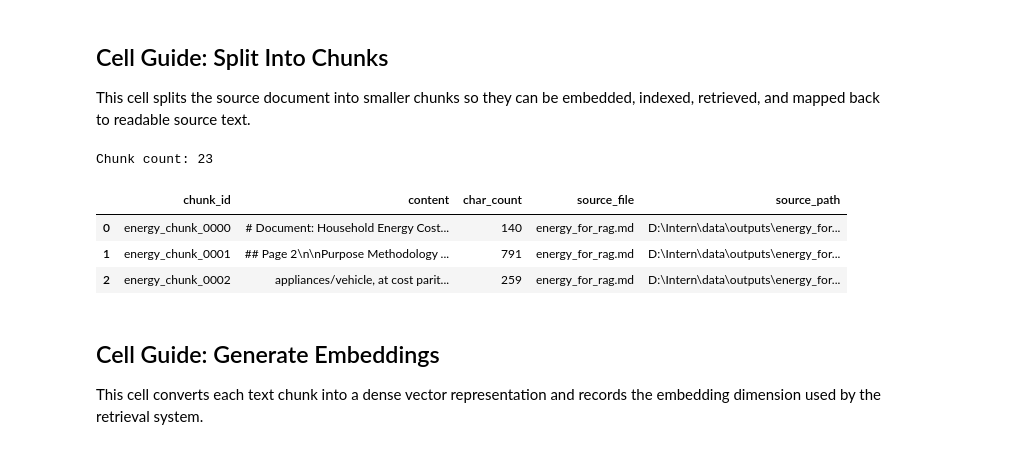
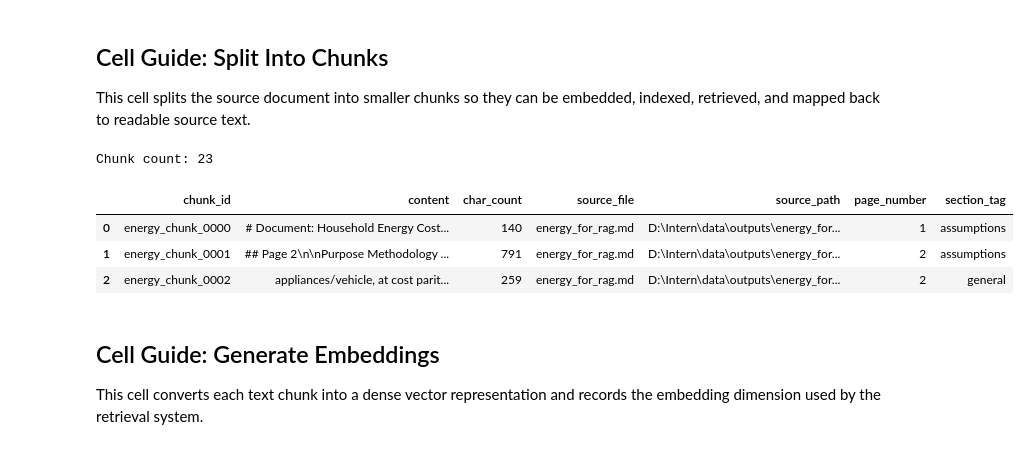
Before and after one commit to xuandongdev/INTERN, a Jupyter notebook: src/step5.ipynb, the cells around one changed output. Cells and saved outputs as stored; diff of their text form; code cells hidden in the pictures.

```diff
--- a/src/step5.ipynb
+++ b/src/step5.ipynb
@@ -26,14 +27,15 @@ This cell imports the required libraries, loads environment variables from `.env
 # %%
 import json
 import os
-from datetime import datetime
+import re
+from datetime import UTC, datetime
 from pathlib import Path
 from time import sleep
 
 import numpy as np
 import pandas as pd
 from dotenv import find_dotenv, load_dotenv
-from google.api_core.exceptions import GoogleAPICallError, NotFound, ServiceUnavailable
+from google.api_core.exceptions import AlreadyExists, GoogleAPICallError, NotFound, ServiceUnavailable
 from google.auth.exceptions import DefaultCredentialsError
 from google.cloud import aiplatform, storage
 from google.cloud.aiplatform.matching_engine import matching_engine_index_config as me_config
@@ -83,7 +85,7 @@ def mark_step(step: str, status: str, detail: str) -> None:
     RUN_STATE[step] = {
         "status": status,
         "detail": detail,
-        "timestamp": datetime.utcnow().isoformat(timespec="seconds") + "Z",
+        "timestamp": datetime.now(UTC).isoformat(timespec="seconds").replace("+00:00", "Z"),
     }
 
 
@@ -173,37 +175,59 @@ This cell splits the source document into smaller chunks so they can be embedded
 # %%
 splitter = RecursiveCharacterTextSplitter(
     chunk_size=800,
     chunk_overlap=120,
     separators=["\n## ", "\n### ", "\n", ". ", " ", ""],
 )
 
 documents = splitter.create_documents(
     [raw_markdown],
     metadatas=[{"source_file": DATA_FILE.name, "source_path": str(DATA_FILE)}],
 )
 
+
+def infer_page_number(text):
+    match = re.search(r"## Page\s+(\d+)", text)
+    return int(match.group(1)) if match else None
+
+
+def infer_section_tag(text):
+    lowered = text.lower()
+    if "assumption" in lowered:
+        return "assumptions"
+    if "methodology" in lowered:
+        return "methodology"
+    if "acquisition cost" in lowered:
+        return "acquisition_costs"
+    if "purpose" in lowered:
+        return "purpose"
+    return "general"
+
+
 chunk_rows = []
 for index, document in enumerate(documents):
     chunk_rows.append(
         {
             "chunk_id": f"energy_chunk_{index:04d}",
             "content": document.page_content,
             "char_count": len(document.page_content),
             "source_file": document.metadata["source_file"],
             "source_path": document.metadata["source_path"],
+            "page_number": infer_page_number(document.page_content),
+            "section_tag": infer_section_tag(document.page_content),
         }
     )
 
 chunk_df = pd.DataFrame(chunk_rows)
+chunk_df["page_number"] = chunk_df["page_number"].ffill().astype("Int64")
 print("Chunk count:", len(chunk_df))
 display(chunk_df.head(3))
-mark_step("chunking", "passed", f"Created {len(chunk_df)} chunks from energy_for_rag.md.")
+mark_step("chunking", "passed", f"Created {len(chunk_df)} chunks from energy_for_rag.md with page and section metadata.")
 # %% [output]
 Chunk count: 23
-|  | chunk_id | content | char_count | source_file | source_path |
-| 0 | energy_chunk_0000 | # Document: Household Energy Cost... | 140 | energy_for_rag.md | D:\Intern\data\outputs\energy_for... |
-| 1 | energy_chunk_0001 | ## Page 2\n\nPurpose Methodology ... | 791 | energy_for_rag.md | D:\Intern\data\outputs\energy_for... |
-| 2 | energy_chunk_0002 | appliances/vehicle, at cost parit... | 259 | energy_for_rag.md | D:\Intern\data\outputs\energy_for... |
+|  | chunk_id | content | char_count | source_file | source_path | page_number | section_tag |
+| 0 | energy_chunk_0000 | # Document: Household Energy Cost... | 140 | energy_for_rag.md | D:\Intern\data\outputs\energy_for... | 1 | assumptions |
+| 1 | energy_chunk_0001 | ## Page 2\n\nPurpose Methodology ... | 791 | energy_for_rag.md | D:\Intern\data\outputs\energy_for... | 2 | assumptions |
+| 2 | energy_chunk_0002 | appliances/vehicle, at cost parit... | 259 | energy_for_rag.md | D:\Intern\data\outputs\energy_for... | 2 | general |
 # %% [markdown]
 ## Cell Guide: Generate Embeddings
 
```
Also changed, not shown: parts of 13 cells of this notebook, 2 other files.
